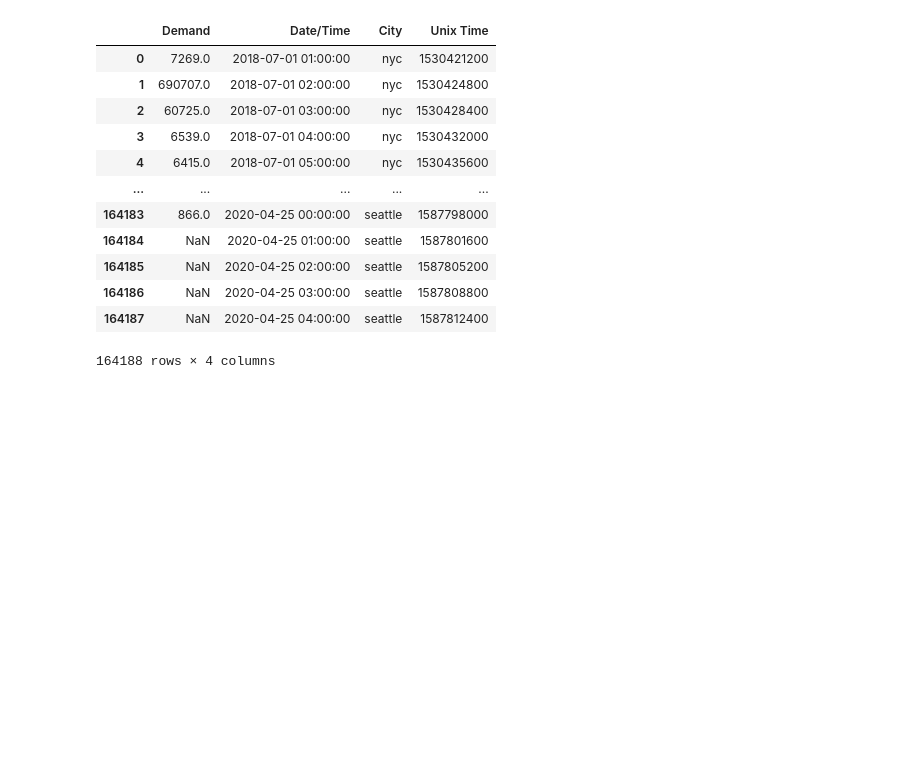
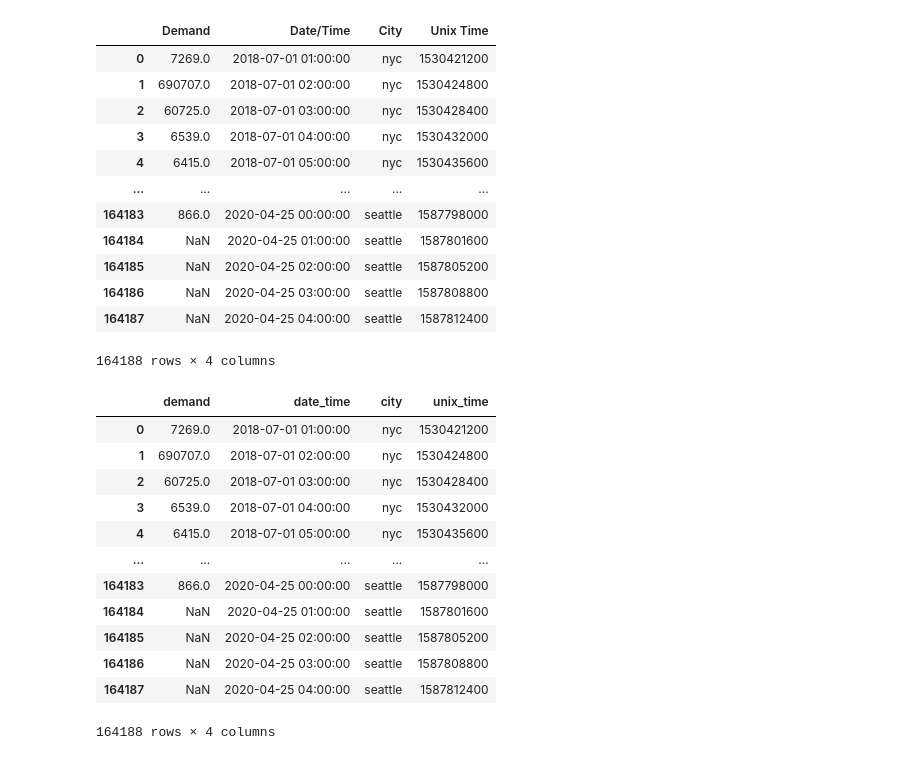
Before and after one commit to claytonmknight/Project3-Group5, a Jupyter notebook: ETL_code.ipynb, the cells around one changed output. Drawn from its saved outputs; the diff is of its cells as text; code cells hidden in the pictures; blank space fills up the shorter version.

```diff
--- a/Resources/ETL_code.ipynb
+++ b/ETL_code.ipynb
@@ -25,6 +25,7 @@ electric_data_df.head(-20)
 164188 rows × 3 columns
 # %%
-electric_data_df['Date/Time'] = pd.to_datetime(electric_data_df['Date/Time'], format='%Y/%m/%d %H:%M:%S').dt.strftime('%Y-%m-%d %H:%M:%S')
+#format date/time
+electric_data_df["Date/Time"]=pd.to_datetime(electric_data_df["Date/Time"]).dt.strftime("%Y-%m-%d %H:%M:%S")
 electric_data_df.head(-20)
 # %% [output]
 |  | Demand | Date/Time | City |
@@ -116,6 +117,24 @@ electric_data_df.head(-20)
 | 164186 | NaN | 2020-04-25 03:00:00 | seattle | 1587808800 |
 | 164187 | NaN | 2020-04-25 04:00:00 | seattle | 1587812400 |
 164188 rows × 4 columns
+# %%
+# rename columns
+electric_data_df.rename(columns={"Demand": "demand", "Date/Time": "date_time", "City": "city", "Unix Time": "unix_time"}, inplace=True)
+electric_data_df.head(-20)
+# %% [output]
+|  | demand | date_time | city | unix_time |
+| 0 | 7269.0 | 2018-07-01 01:00:00 | nyc | 1530421200 |
+| 1 | 690707.0 | 2018-07-01 02:00:00 | nyc | 1530424800 |
+| 2 | 60725.0 | 2018-07-01 03:00:00 | nyc | 1530428400 |
+| 3 | 6539.0 | 2018-07-01 04:00:00 | nyc | 1530432000 |
+| 4 | 6415.0 | 2018-07-01 05:00:00 | nyc | 1530435600 |
+| ... | ... | ... | ... | ... |
+| 164183 | 866.0 | 2020-04-25 00:00:00 | seattle | 1587798000 |
+| 164184 | NaN | 2020-04-25 01:00:00 | seattle | 1587801600 |
+| 164185 | NaN | 2020-04-25 02:00:00 | seattle | 1587805200 |
+| 164186 | NaN | 2020-04-25 03:00:00 | seattle | 1587808800 |
+| 164187 | NaN | 2020-04-25 04:00:00 | seattle | 1587812400 |
+164188 rows × 4 columns
 # %%
 # show columns
 electric_data_df.columns
```
Also changed, not shown: parts of 49 cells of this notebook, 23 other files.
